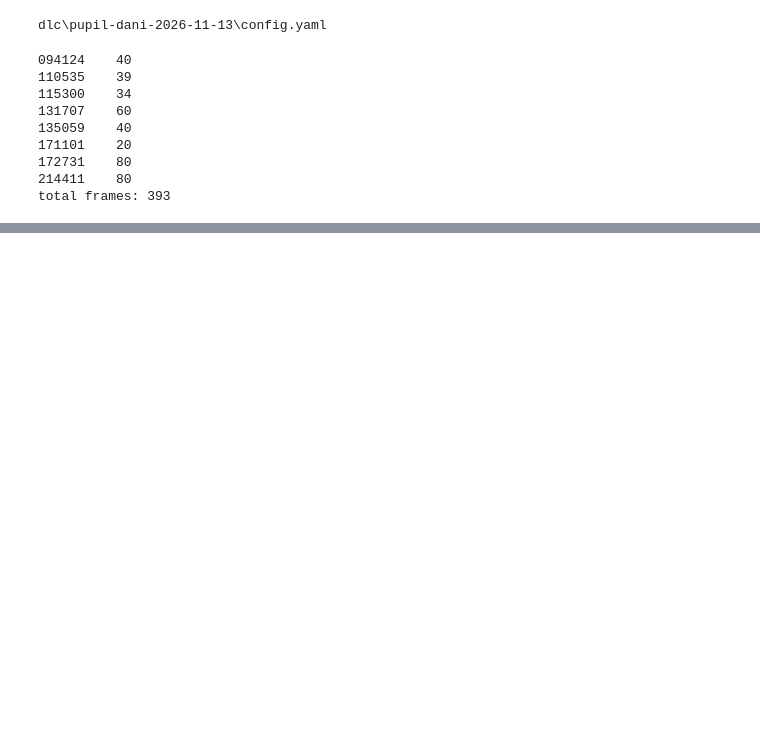
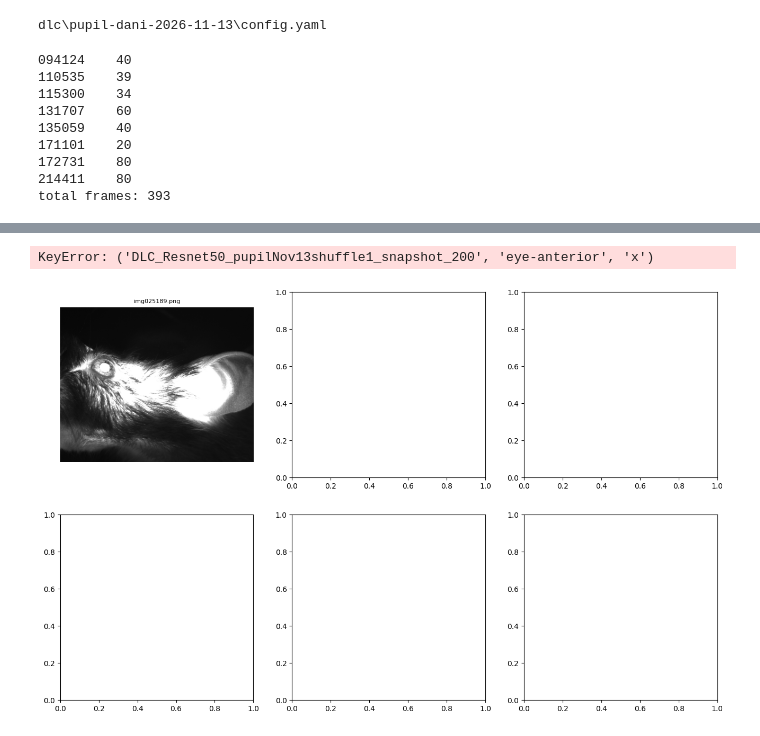
Before and after one commit to MadaMada08/ml4science-priestleylab, a Jupyter notebook: exploration.ipynb, the cells around one changed output, grey strips where cells are left out. Drawn from its saved outputs; the diff is of its cells as text; code cells hidden in the pictures; blank space fills up the shorter version.

```diff
--- a/exploration.ipynb
+++ b/exploration.ipynb
@@ -182,0 +214,64 @@ plt.show()
+# %%
+from pathlib import Path
+import pandas as pd, matplotlib.pyplot as plt
+from PIL import Image
+
+KP = [
+    "eye-anterior",
+    "eye-posterior",
+    "eye-dorsal",
+    "eye-ventral",
+    "pupil-anterior",
+    "pupil-posterior",
+    "pupil-dorsal",
+    "pupil-ventral",
+]
+
+
+def overlay_predictions(project, session, n=6, pcutoff=0.6):
+    proj = Path(project).resolve()
+    scorer = next((proj / "evaluation-results-pytorch").rglob("*.h5")).stem.split(
+        "-results"
+    )[0]
+    preds = pd.read_hdf(next((proj / "evaluation-results-pytorch").rglob("*.h5")))
+    truth = pd.read_hdf(
+        next((proj / "labeled-data" / session).glob("CollectedData_*.h5"))
+    )
+
+    rows = [i for i in preds.index if i[1] == session][:n]
+    cols = 3
+    r = (len(rows) + cols - 1) // cols
+    fig, axes = plt.subplots(r, cols, figsize=(16, 5 * r))
+    cmap = plt.cm.rainbow
+    for ax, idx in zip(axes.ravel(), rows):
+        ax.imshow(Image.open(r"\\?\%s" % (proj / Path(*idx))), cmap="gray")
+        ax.axis("off")
+        ax.set_title(idx[2], fontsize=8)
+        for k, bp in enumerate(KP):
+            c = cmap(k / len(KP))
+            tx, ty = (
+                truth.loc[idx, (truth.columns[0][0], bp, "x")],
+                truth.loc[idx, (truth.columns[0][0], bp, "y")],
+            )
+            px, py, p = (
+                preds.loc[idx, (scorer, bp, "x")],
+                preds.loc[idx, (scorer, bp, "y")],
+                preds.loc[idx, (scorer, bp, "likelihood")],
+            )
+            ax.scatter(
+                tx, ty, s=55, facecolors="none", edgecolors=[c], linewidths=1.6
+            )  # ground truth: ring
+            ax.scatter(
+                px, py, s=35, color=[c], marker="o", alpha=1 if p >= pcutoff else 0.3
+            )  # prediction: dot
+    for ax in axes.ravel()[len(rows) :]:
+        ax.axis("off")
+    plt.tight_layout()
+    plt.show()
+
+
+overlay_predictions(PROJECT, "110535")  # held-out (hard) session
+overlay_predictions(PROJECT, "094124")  # a trained session — should look near-perfect
+# %% [output]
+KeyError: ('DLC_Resnet50_pupilNov13shuffle1_snapshot_200', 'eye-anterior', 'x')
+[figure, added]
```
Also changed, not shown: parts of 5 cells of this notebook.
